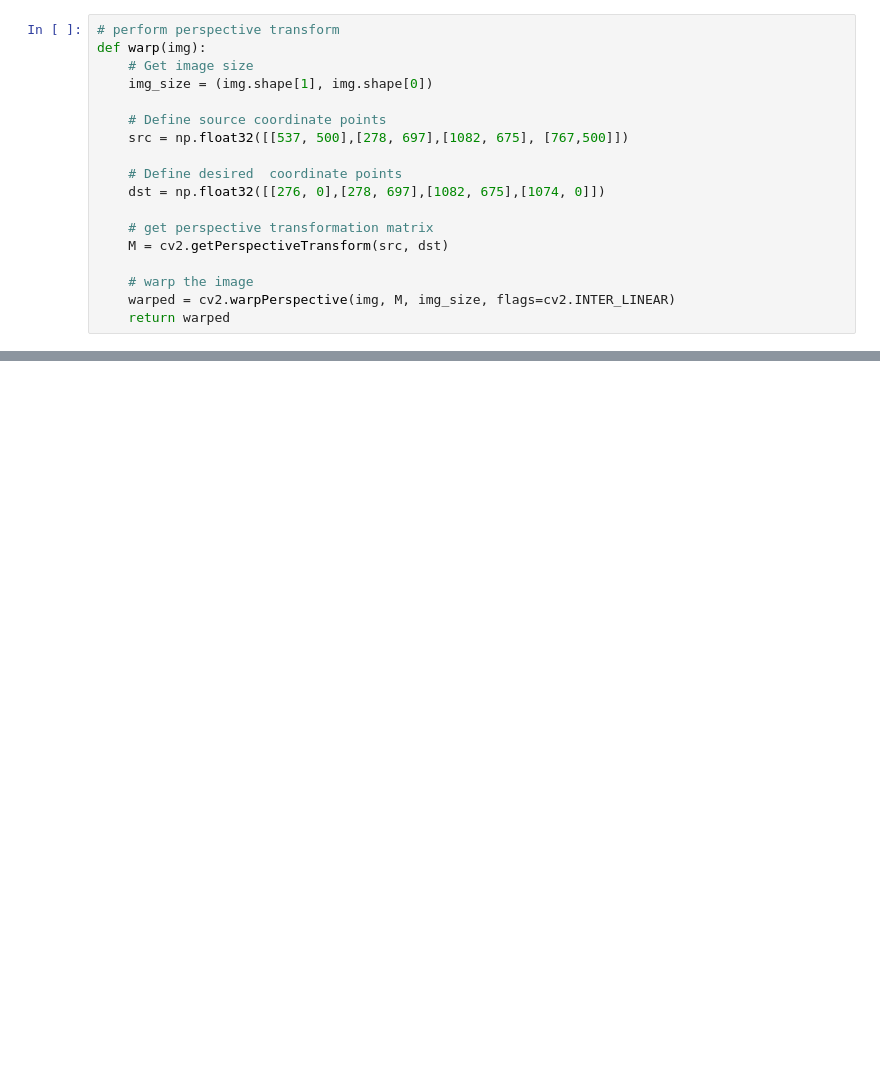
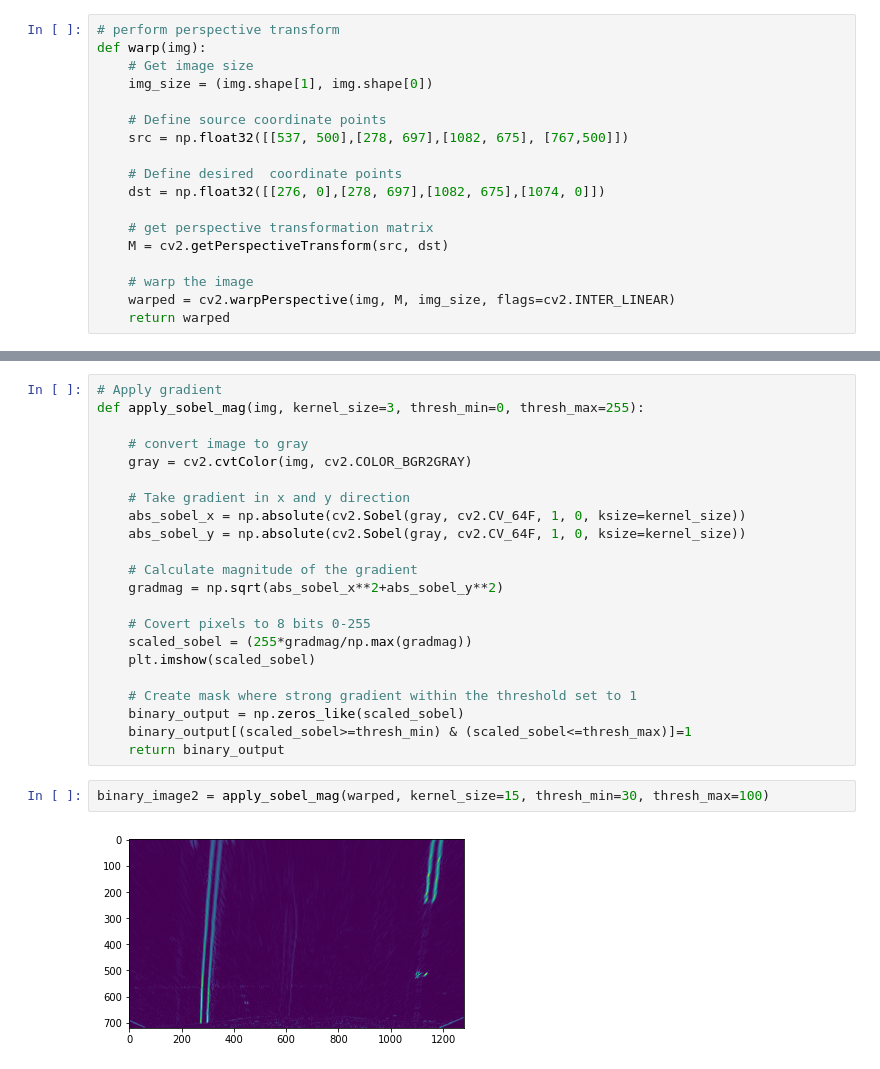
Before and after one commit to salabson/CarND-Advance-Lane-Line, a Jupyter notebook: P2.ipynb, the cells around one changed output, grey strips where cells are left out. Saved outputs shown, nothing was run; the diff lists cells and outputs as text; blank space fills up the shorter version.

```diff
--- a/P2.ipynb
+++ b/P2.ipynb
@@ -90,0 +127,26 @@ f.subplots_adjust(left=0, right=1, top=0.8, bottom=0)
+# %%
+# Apply gradient
+def apply_sobel_mag(img, kernel_size=3, thresh_min=0, thresh_max=255):
+
+    # convert image to gray
+    gray = cv2.cvtColor(img, cv2.COLOR_BGR2GRAY)
+
+    # Take gradient in x and y direction
+    abs_sobel_x = np.absolute(cv2.Sobel(gray, cv2.CV_64F, 1, 0, ksize=kernel_size))
+    abs_sobel_y = np.absolute(cv2.Sobel(gray, cv2.CV_64F, 1, 0, ksize=kernel_size))
+
+    # Calculate magnitude of the gradient
+    gradmag = np.sqrt(abs_sobel_x**2+abs_sobel_y**2)
+
+    # Covert pixels to 8 bits 0-255
+    scaled_sobel = (255*gradmag/np.max(gradmag))
+    plt.imshow(scaled_sobel)
+
+    # Create mask where strong gradient within the threshold set to 1
+    binary_output = np.zeros_like(scaled_sobel)
+    binary_output[(scaled_sobel>=thresh_min) & (scaled_sobel<=thresh_max)]=1
+    return binary_output
+# %%
+binary_image2 = apply_sobel_mag(warped, kernel_size=15, thresh_min=30, thresh_max=100)
+# %% [output]
+[figure, added]
```
Also changed, not shown: parts of 6 cells of this notebook.
